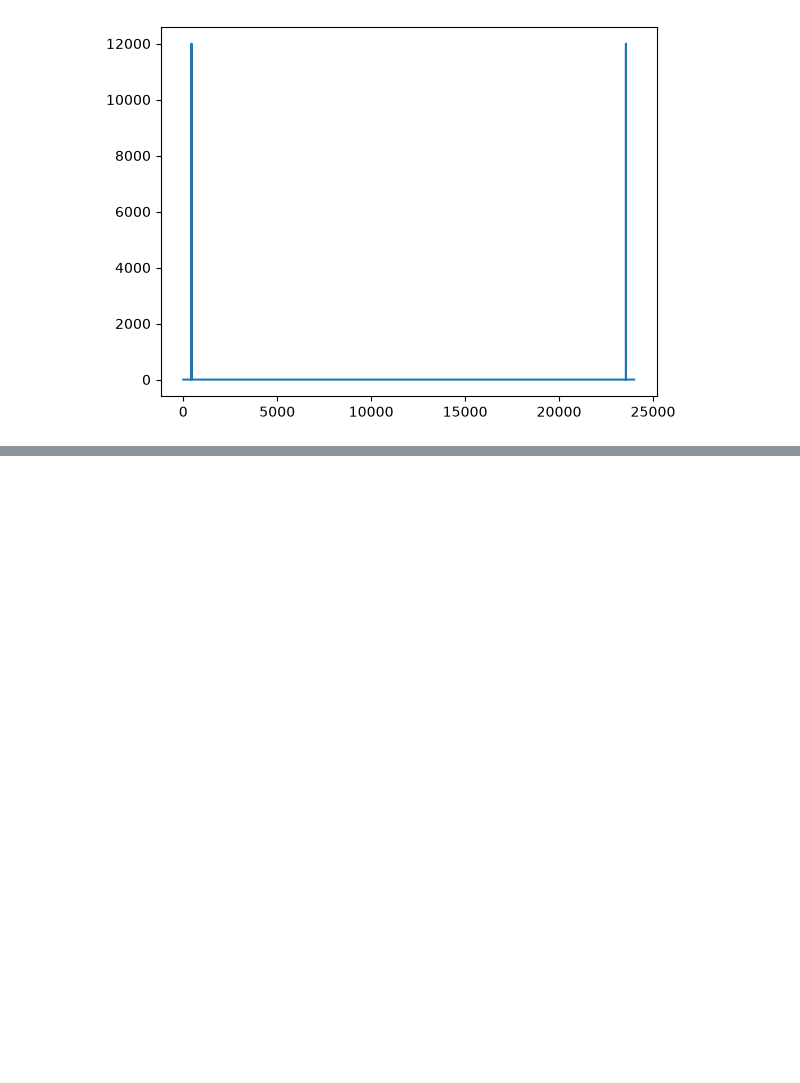
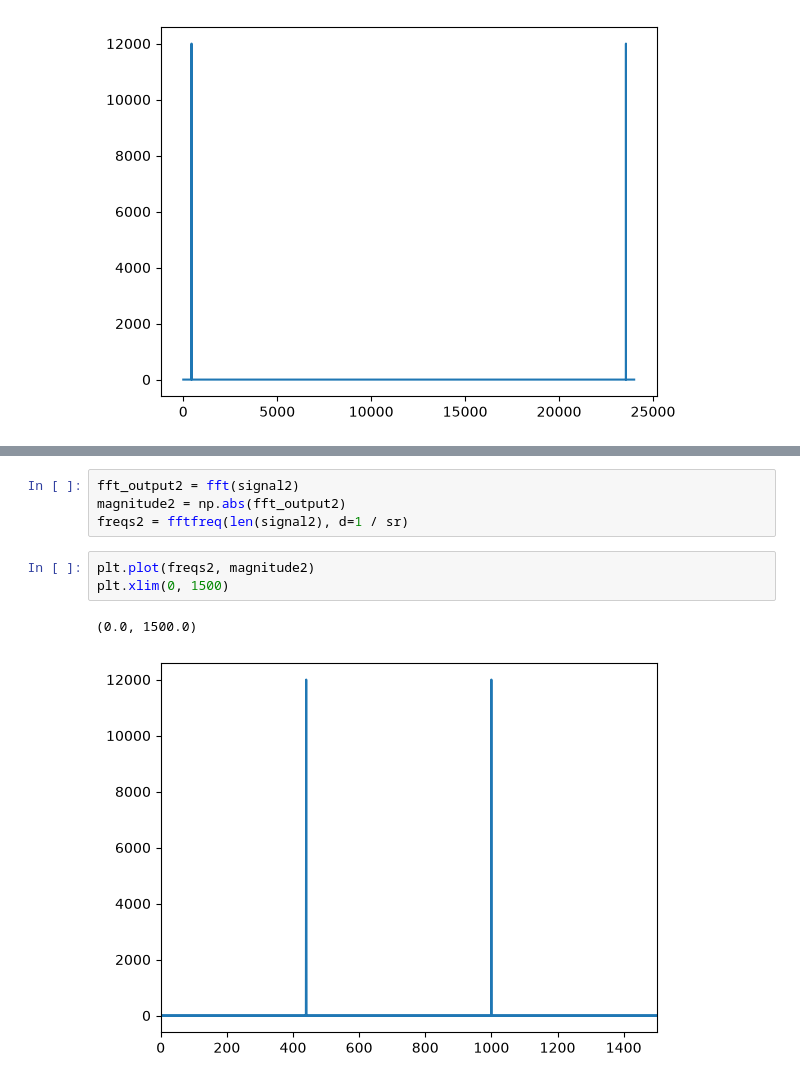
Before and after one commit to peterbull/theogradz, a Jupyter notebook: python/nbs/202060715_tts_tokenizer.ipynb, the cells around one changed output, grey strips where cells are left out. Saved outputs shown, nothing was run; the diff lists cells and outputs as text; blank space fills up the shorter version.

```diff
--- a/python/nbs/202060715_tts_tokenizer.ipynb
+++ b/python/nbs/202060715_tts_tokenizer.ipynb
@@ -81,0 +112,10 @@ plt.plot(magnitude)
+# %%
+fft_output2 = fft(signal2)
+magnitude2 = np.abs(fft_output2)
+freqs2 = fftfreq(len(signal2), d=1 / sr)
+# %%
+plt.plot(freqs2, magnitude2)
+plt.xlim(0, 1500)
+# %% [output]
+(0.0, 1500.0)
+[figure, added]
```
Also changed, not shown: parts of 10 cells of this notebook.
